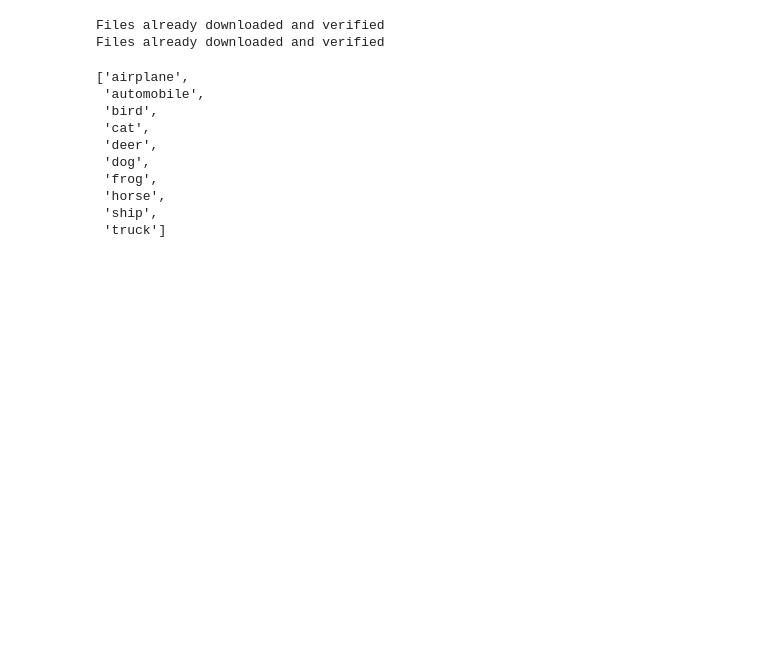
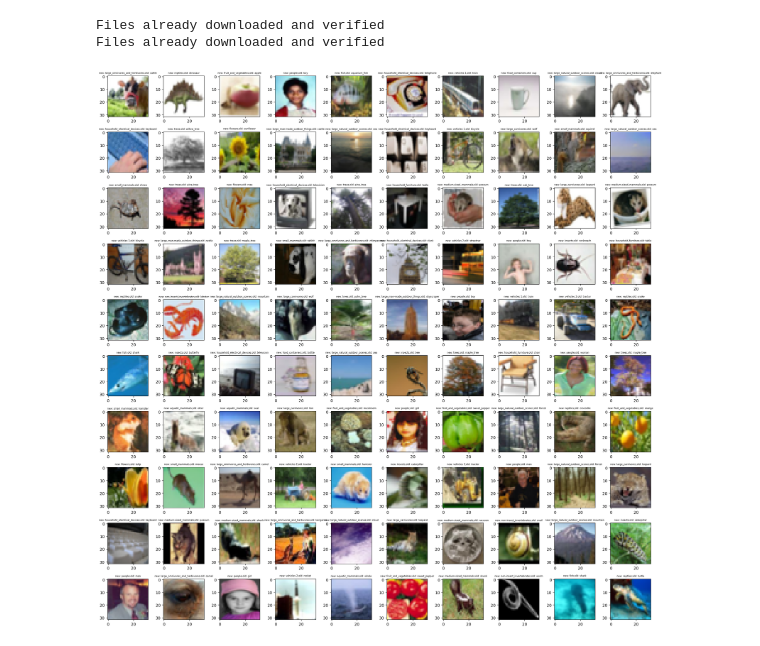
Before and after one commit to Siyu-Li-Tammy/ML_Project_CNN, a Jupyter notebook: cifar100pretrained.ipynb, the cells around one changed output. Cells and saved outputs as stored; diff of their text form; code cells hidden in the pictures; blank space fills up the shorter version.

Commit message:
pretrain coarse and fine model for CIFAR100

```diff
--- a/cifar100pretrained.ipynb
+++ b/cifar100pretrained.ipynb
@@ -59,34 +55,26 @@ testloader = torch.utils.data.DataLoader(testset, batch_size=4, shuffle=False)
 Files already downloaded and verified
 Files already downloaded and verified
 # %%
-# Cifar 10 data import
+# Cifar100 data import
+
 
 # Define a transform to normalize the data
 transform = transforms.Compose([
     transforms.ToTensor(),  # Convert images to PyTorch tensors
-    transforms.Normalize((0.5, 0.5, 0.5), (0.5, 0.5, 0.5))  # Normalize the images
+    transforms.Normalize((0.5070, 0.4865, 0.4409), (0.2673, 0.2564, 0.2761))  # Normalize the images
+])
+
+augmentation_transform = transforms.Compose([
+    transforms.RandomHorizontalFlip(),
+    transforms.RandomCrop(32, padding=4),
+    transforms.ColorJitter(brightness=0.1, contrast=0.1, saturation=0.1, hue=0.1),
+    transforms.ToTensor(),
+    transforms.Normalize((0.5070, 0.4865, 0.4409), (0.2673, 0.2564, 0.2761))
 ])
 
 # Download and load the training data
-trainset_cifar10 = datasets.CIFAR10(root='./data', train=True, download=True, transform=transform)
-trainloader = torch.utils.data.DataLoader(trainset, batch_size=4, shuffle=True)
-
-# Download and load the test data
-testset_cifar10 = datasets.CIFAR10(root='./data', train=False, download=True, transform=transform)
-testloader = torch.utils.data.DataLoader(testset, batch_size=4, shuffle=False)
+trainset = datasets.CIFAR100(root='./data', train=True, download=True, transform=None)
+testset = datasets.CIFAR100(root='./data', train=False, download=True, transform=transform)
 # %% [output]
 Files already downloaded and verified
 Files already downloaded and verified
-# %%
-trainset_cifar10.classes
-# %% [output]
-['airplane',
- 'automobile',
- 'bird',
- 'cat',
- 'deer',
- 'dog',
- 'frog',
- 'horse',
- 'ship',
- 'truck']
@@ -92,0 +135,12 @@ trainset_cifar10.classes
+# %%
+# Visualize Coarse Dataset
+import matplotlib.pyplot as plt
+fig, ax = plt.subplots(10,10, figsize = (20,20))
+for i in range(10):
+    for j in range(10):
+        ax[i,j].imshow(np.array(trainset[i*10 + j][0]))
+        ax[i,j].set_title(f'new: {trainset_coarse.classes[trainset_coarse[i*10 + j][1]]};old: {trainset.classes[trainset[i*10 + j][1]]}',fontsize = 6)
+plt.tight_layout()
+plt.show()
+# %% [output]
+[figure, added]
```
Also changed, not shown: parts of 11 cells of this notebook, 1 other file.
